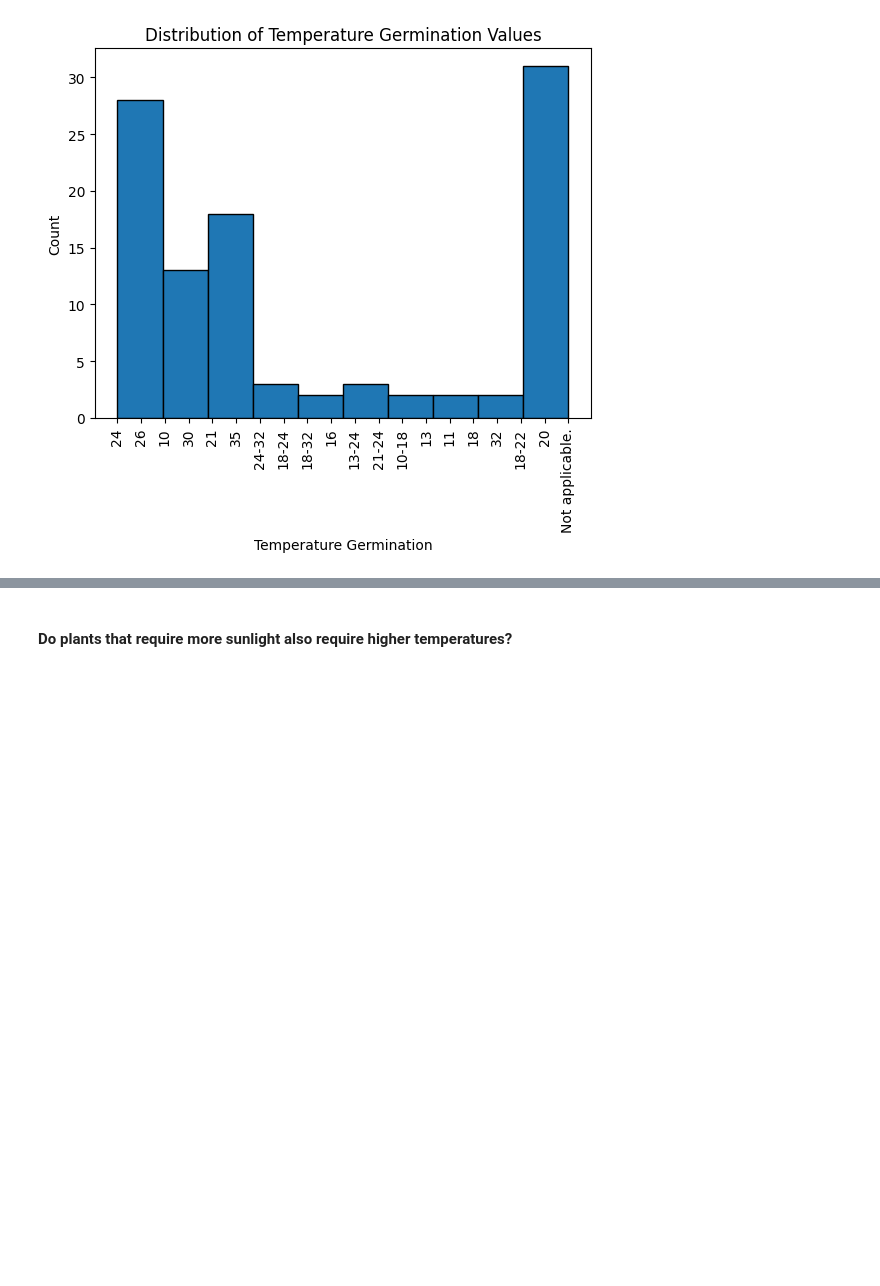
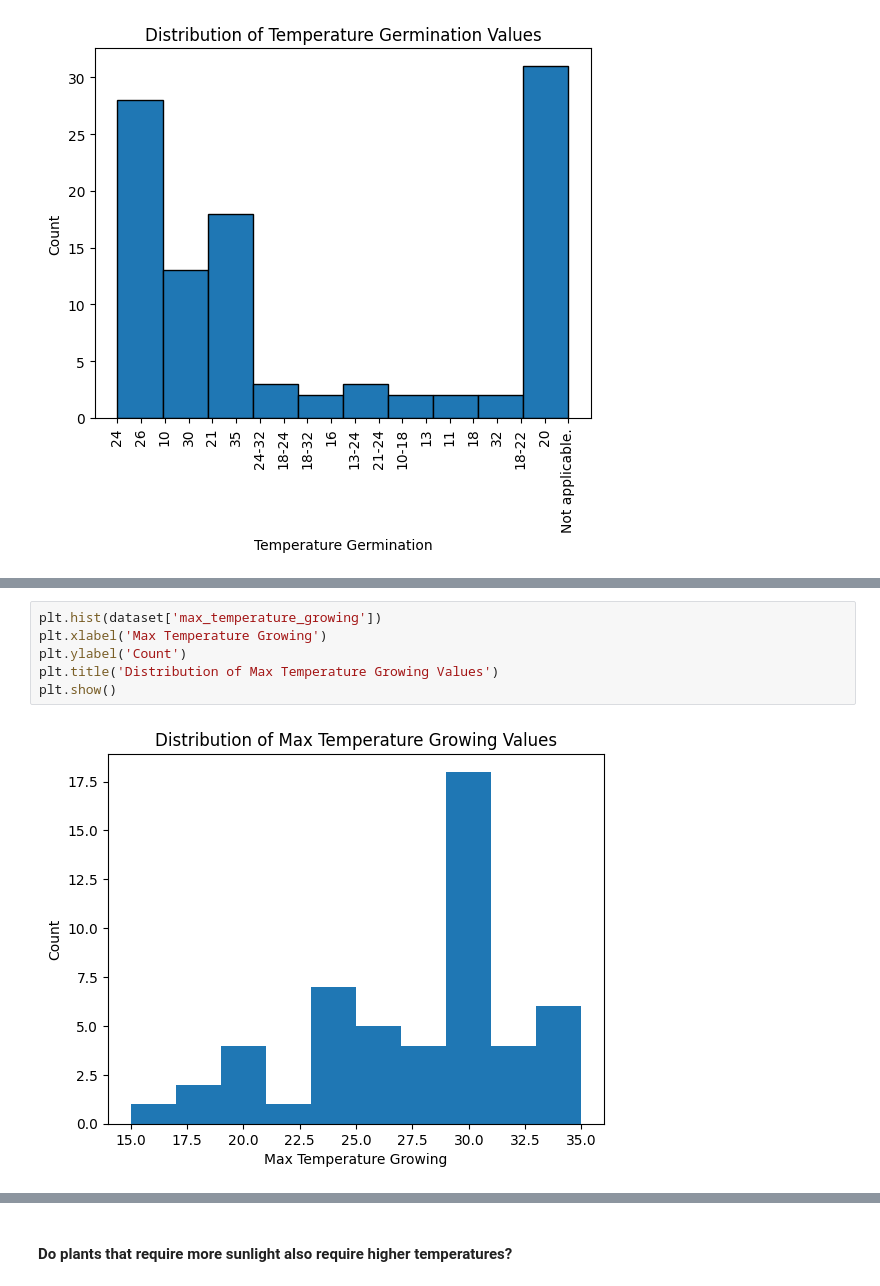
Before and after one commit to aaditbaldha2002/TidyTuesday_challenges, a Jupyter notebook: 2026/2026-02-03/eda.ipynb, the cells around one changed output, grey strips where cells are left out. Cells and saved outputs as stored; diff of their text form; blank space fills up the shorter version.

```diff
--- a/2026/2026-02-03/eda.ipynb
+++ b/2026/2026-02-03/eda.ipynb
@@ -390,0 +416,8 @@ plt.show()
+# %%
+plt.hist(dataset['max_temperature_growing'])
+plt.xlabel('Max Temperature Growing')
+plt.ylabel('Count')
+plt.title('Distribution of Max Temperature Growing Values')
+plt.show()
+# %% [output]
+[figure, added]
```
Also changed, not shown: parts of 10 cells of this notebook.
